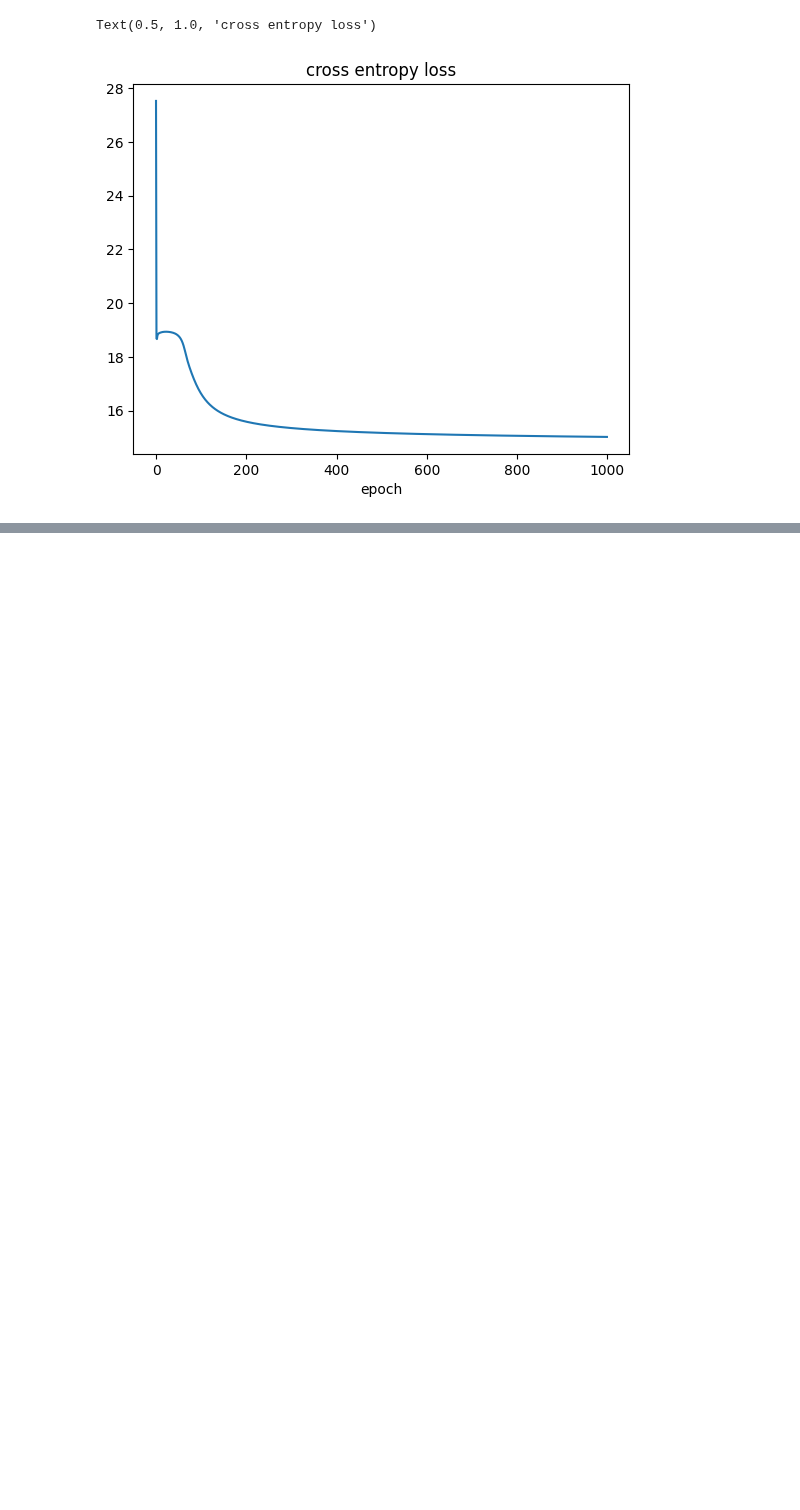
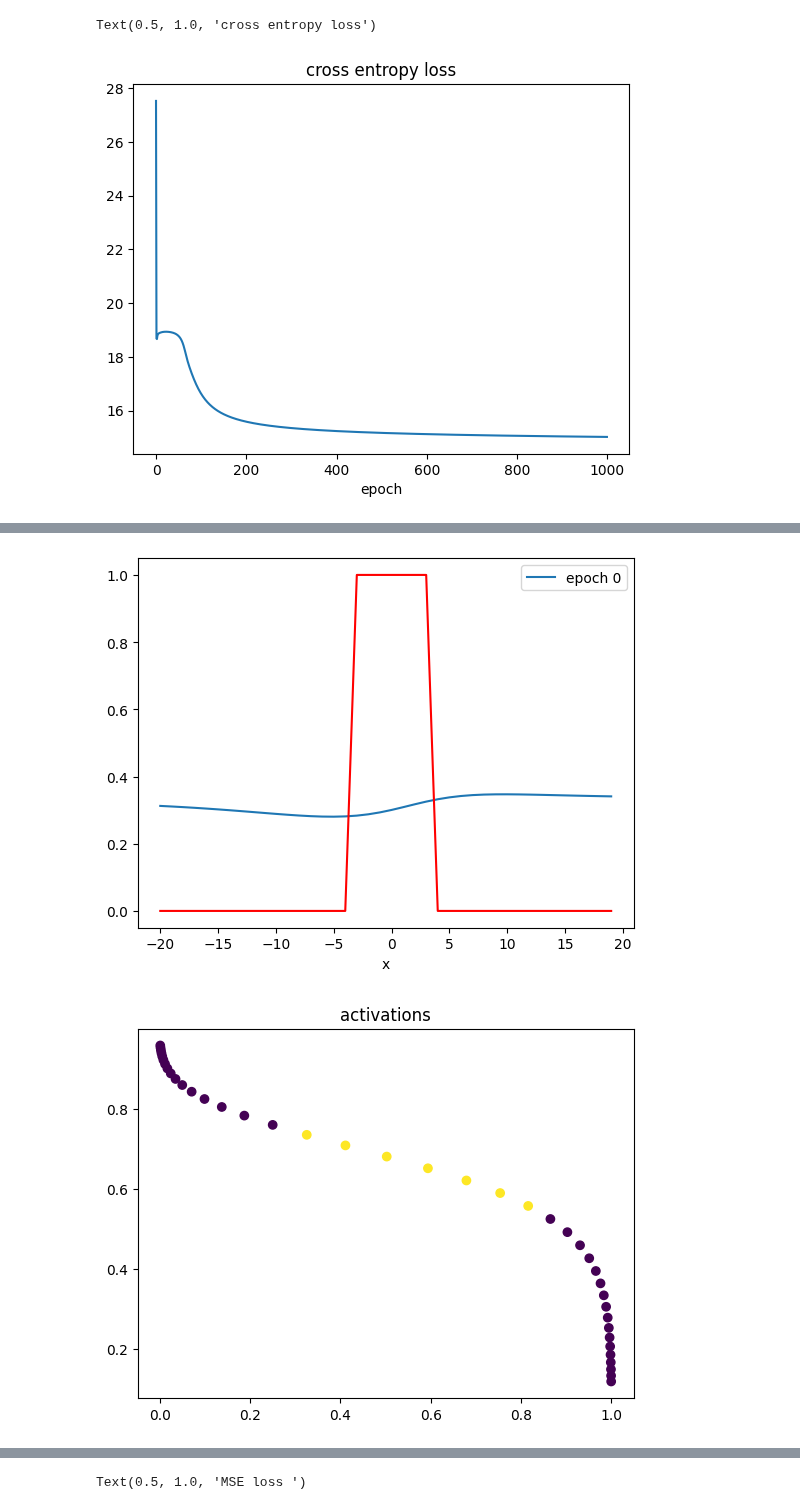
Before and after one commit to AjBorbzz/DataScience_AI_ML, a Jupyter notebook: PyTorch/IBM_Pytorch/DeepLearning_with_Pytorch/study_initialization_with_same_w.ipynb, the cells around one changed output, grey strips where cells are left out. Drawn from its saved outputs; the diff is of its cells as text; code cells hidden in the pictures; blank space fills up the shorter version.

```diff
--- a/PyTorch/IBM_Pytorch/DeepLearning_with_Pytorch/study_initialization_with_same_w.ipynb
+++ b/PyTorch/IBM_Pytorch/DeepLearning_with_Pytorch/study_initialization_with_same_w.ipynb
@@ -143,0 +183,12 @@ Text(0.5, 1.0, 'cross entropy loss')
+# %%
+learning_rate = 0.1
+criterion_mse=nn.MSELoss()
+model=Net(D_in,H,D_out)
+optimizer=torch.optim.SGD(model.parameters(), lr=learning_rate)
+cost_mse=train(Y,X,model,optimizer,criterion_mse,epochs=1000)
+plt.plot(cost_mse)
+plt.xlabel('epoch')
+plt.title('MSE loss ')
+# %% [output]
+[figure, added]
+[figure, added]
@@ -143,0 +201 @@ Text(0.5, 1.0, 'cross entropy loss')
+Text(0.5, 1.0, 'MSE loss ')
```
Also changed, not shown: parts of 4 cells of this notebook.
